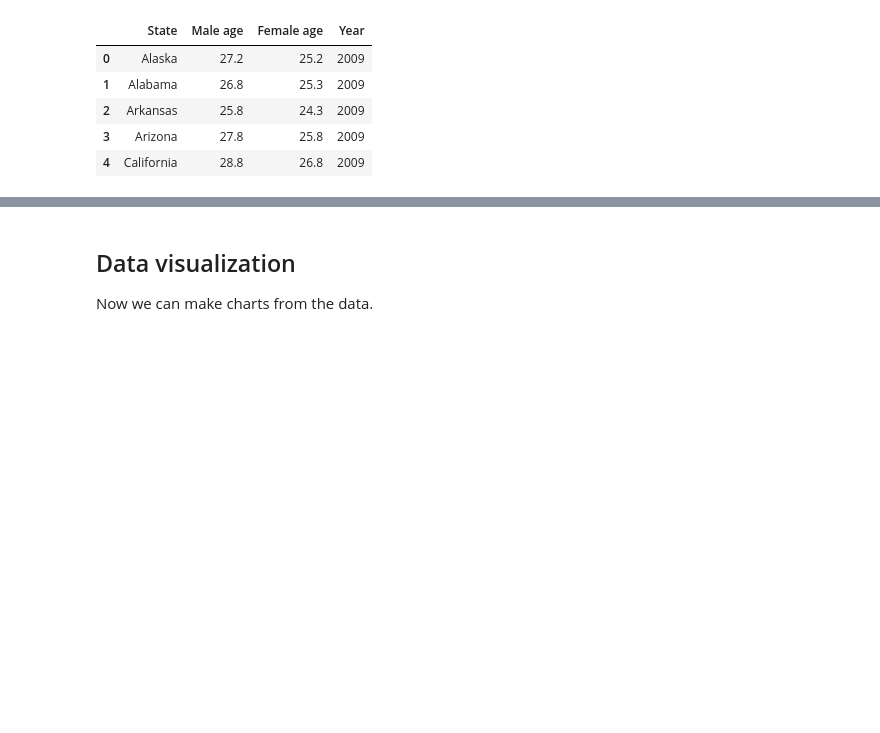
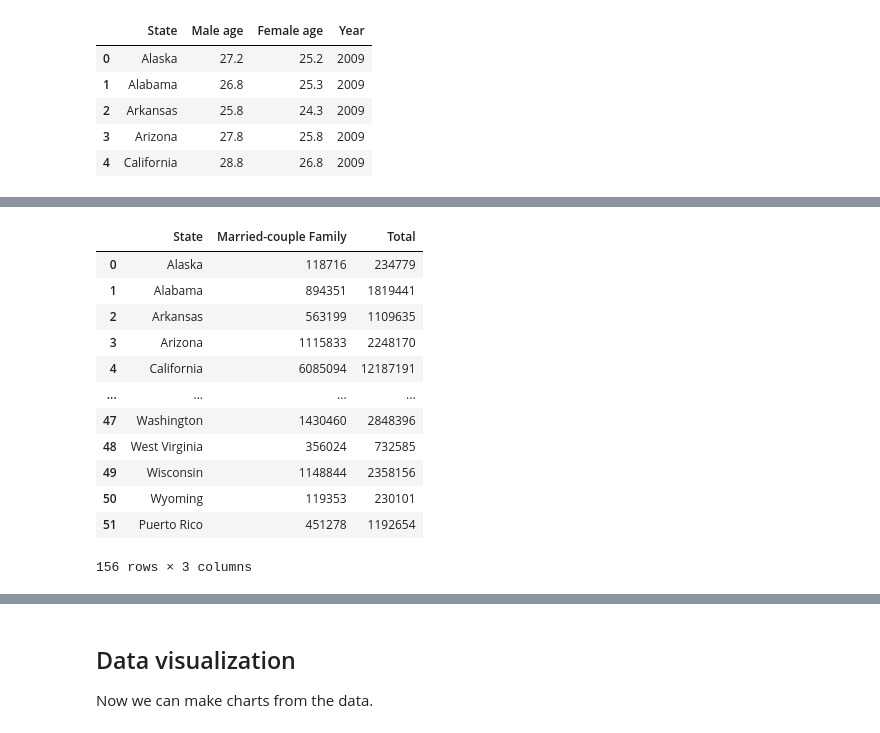
Before and after one commit to asmit-a/pic-16b-project, a Jupyter notebook: mapmaking attempts.ipynb, the cells around one changed output, grey strips where cells are left out. Cells and saved outputs as stored; diff of their text form; code cells hidden in the pictures; blank space fills up the shorter version.

```diff
--- a/mapmaking attempts.ipynb
+++ b/mapmaking attempts.ipynb
@@ -129,0 +145,17 @@ household_type = get_tables(['B11001_001E', 'B11001_002E','B11001_003E','B11001_
+# %%
+household_mc = household_type[["State", "Married-couple Family", "Total"]]
+household_mc
+# %% [output]
+|  | State | Married-couple Family | Total |
+| 0 | Alaska | 118716 | 234779 |
+| 1 | Alabama | 894351 | 1819441 |
+| 2 | Arkansas | 563199 | 1109635 |
+| 3 | Arizona | 1115833 | 2248170 |
+| 4 | California | 6085094 | 12187191 |
+| ... | ... | ... | ... |
+| 47 | Washington | 1430460 | 2848396 |
+| 48 | West Virginia | 356024 | 732585 |
+| 49 | Wisconsin | 1148844 | 2358156 |
+| 50 | Wyoming | 119353 | 230101 |
+| 51 | Puerto Rico | 451278 | 1192654 |
+156 rows × 3 columns
```
Also changed, not shown: parts of 34 cells of this notebook, 10 other files.
